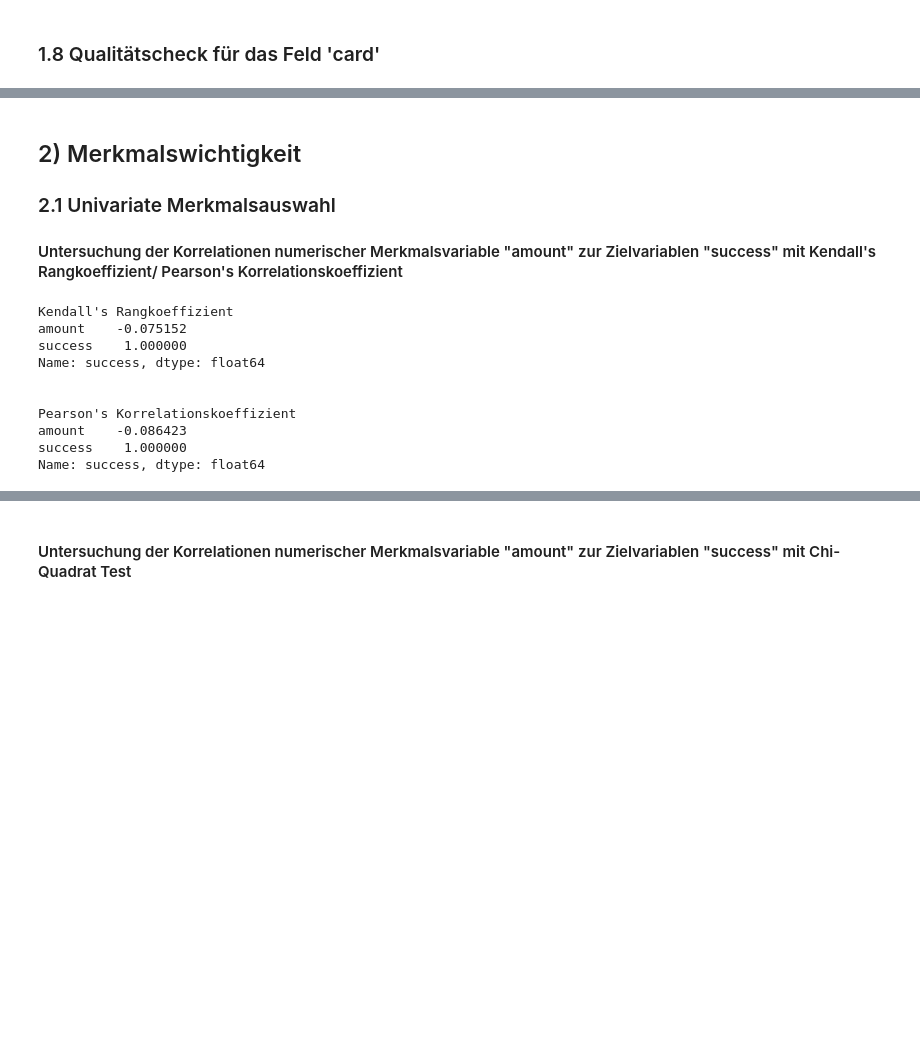
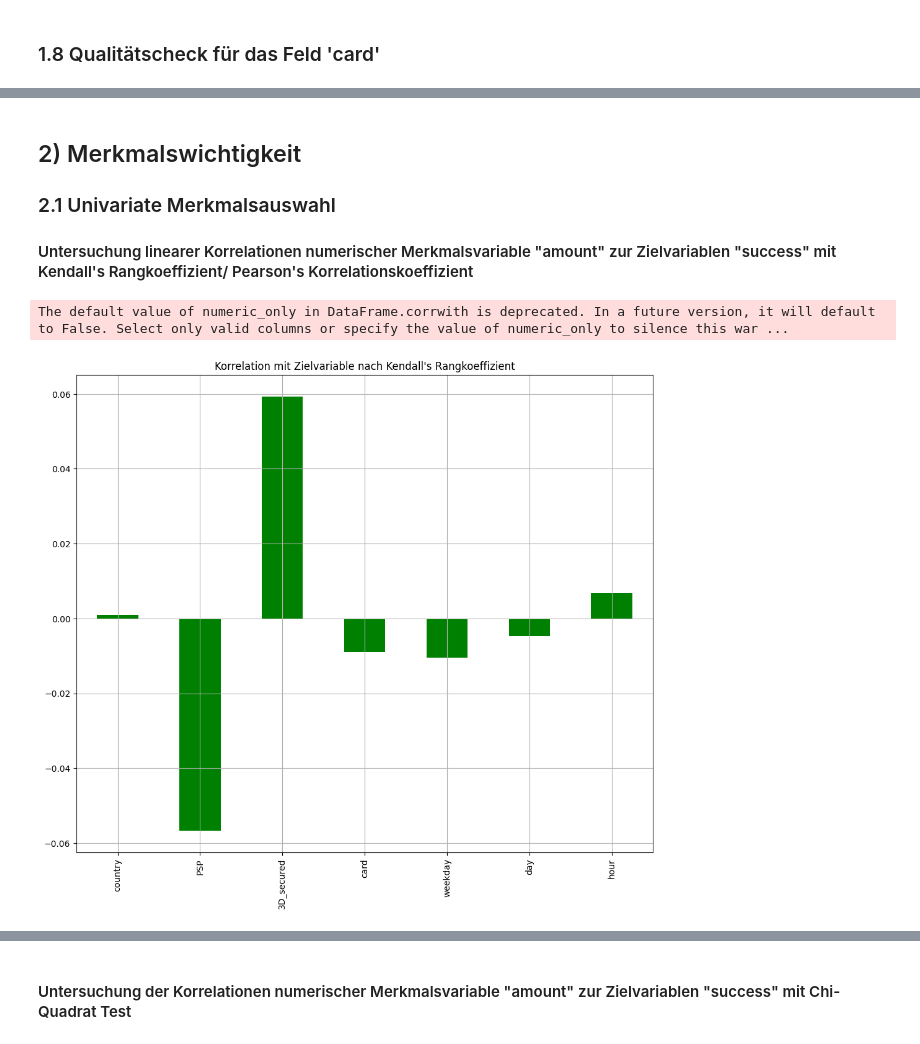
Before and after one commit to sebastianiu/Prognosemodell_Online_Kreditzahlungsverkehr, a Jupyter notebook: scripts/EDA.ipynb, the cells around one changed output, grey strips where cells are left out. Cells and saved outputs as stored; diff of their text form; code cells hidden in the pictures; blank space fills up the shorter version.

```diff
--- a/scripts/EDA.ipynb
+++ b/scripts/EDA.ipynb
@@ -187,31 +187,24 @@ Anzahl Datenzeilen mit leeren Werten  0
 # %% [markdown]
 ## 2) Merkmalswichtigkeit
 ### 2.1 Univariate Merkmalsauswahl
-#### Untersuchung der Korrelationen numerischer Merkmalsvariable "amount" zur Zielvariablen "success" mit Kendall's Rangkoeffizient/ Pearson's Korrelationskoeffizient
+#### Untersuchung linearer Korrelationen numerischer Merkmalsvariable "amount" zur Zielvariablen "success" mit Kendall's Rangkoeffizient/ Pearson's Korrelationskoeffizient
 # %%
-## Daten eingrenzen
-Datensatz_num_Var = Datensatz.filter(['amount','success'], axis=1)
+## Daten aufbereiten
+categorical_features = Datensatz.filter(['tmsp','country','success','PSP','3D_secured','card'], axis=1)
+label_encoder = LabelEncoder()
+# Features weekday & hour erzeugen
+categorical_features['weekday'] = categorical_features.tmsp.dt.day_name()
+categorical_features['day'] = categorical_features.tmsp.dt.strftime('%d').astype(int)
+categorical_features['hour']  = categorical_features.tmsp.dt.strftime('%H').astype(int)
+
+# Daten in numerische Werte encoden
+categorical_features['weekday'] = label_encoder.fit_transform(categorical_features['weekday'])
+categorical_features['country'] = label_encoder.fit_transform(categorical_features['country'])
+categorical_features['PSP'] = label_encoder.fit_transform(categorical_features['PSP'])
+categorical_features['card'] = label_encoder.fit_transform(categorical_features['card'])
 
 # Kendall's Rangkoeffizient berechnen
-corr_matrix = Datensatz_num_Var.corr(method='kendall')
-## Korrelation zur Zielvariable "success"
-print("Kendall's Rangkoeffizient")
-print(corr_matrix['success'])
-print('\n')
-
-# Pearson's Korrelationskoeffizient berechnen
-corr_matrix2 = Datensatz_num_Var.corr(method='pearson')
-## Korrelation zur Zielvariable "success"
-print("Pearson's Korrelationskoeffizient")
-print(corr_matrix2['success'])
+categorical_features.drop('success', axis=1).corrwith(categorical_features.success,method='kendall').plot(kind='bar', grid=True, figsize=(12, 10), title="Korrelation mit Zielvariable nach Kendall's Rangkoeffizient",color="green");
 # %% [output]
-Kendall's Rangkoeffizient
-amount    -0.075152
-success    1.000000
-Name: success, dtype: float64
-
-
-Pearson's Korrelationskoeffizient
-amount    -0.086423
-success    1.000000
-Name: success, dtype: float64
+The default value of numeric_only in DataFrame.corrwith is deprecated. In a future version, it will default to False. Select only valid columns or specify the value of numeric_only to silence this war ...
+[figure, added]
```
Also changed, not shown: parts of 2 cells of this notebook.
